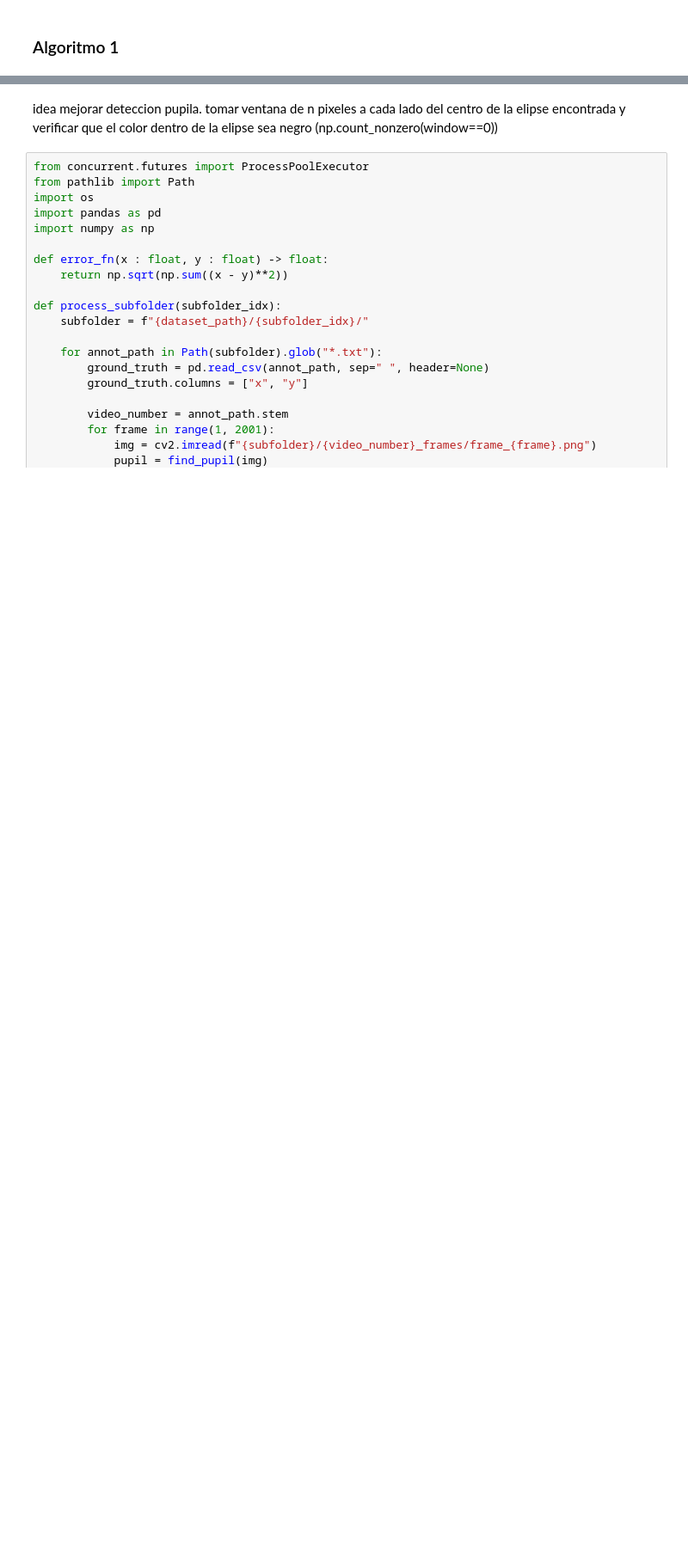
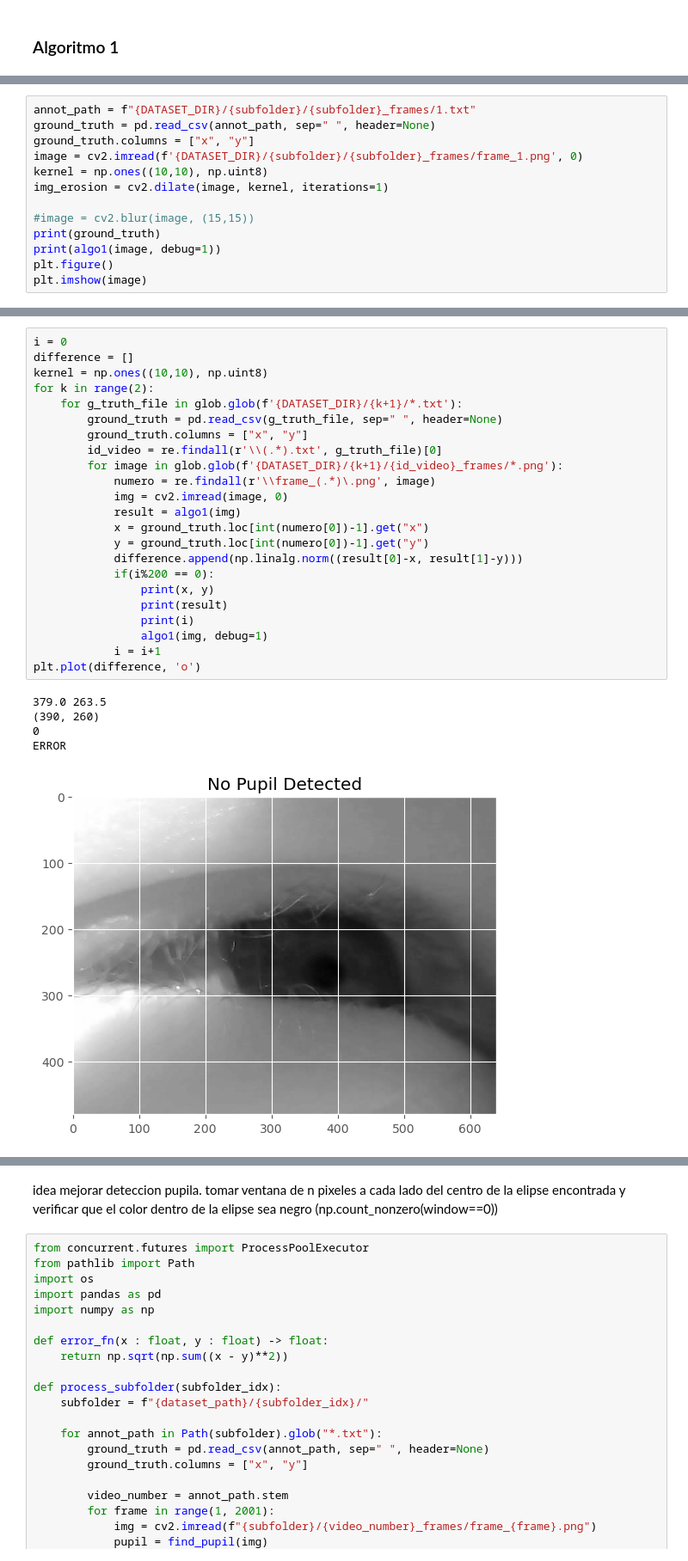
Before and after one commit to mathiramilo/pupil-detection, a Jupyter notebook: src/exploratory.ipynb, the cells around one changed output, grey strips where cells are left out. Shown at 86% size. Drawn from its saved outputs; the diff is of its cells as text; blank space fills up the shorter version.

```diff
--- a/src/exploratory.ipynb
+++ b/src/exploratory.ipynb
@@ -205,0 +249,13 @@ else:
+# %%
+annot_path = f"{DATASET_DIR}/{subfolder}/{subfolder}_frames/1.txt"
+ground_truth = pd.read_csv(annot_path, sep=" ", header=None)
+ground_truth.columns = ["x", "y"]
+image = cv2.imread(f'{DATASET_DIR}/{subfolder}/{subfolder}_frames/frame_1.png', 0)
+kernel = np.ones((10,10), np.uint8)
+img_erosion = cv2.dilate(image, kernel, iterations=1)
+
+#image = cv2.blur(image, (15,15))
+print(ground_truth)
+print(algo1(image, debug=1))
+plt.figure()
+plt.imshow(image)
@@ -205,0 +266,29 @@ else:
+# %%
+i = 0
+difference = []
+kernel = np.ones((10,10), np.uint8)
+for k in range(2):
+    for g_truth_file in glob.glob(f'{DATASET_DIR}/{k+1}/*.txt'):
+        ground_truth = pd.read_csv(g_truth_file, sep=" ", header=None)
+        ground_truth.columns = ["x", "y"]
+        id_video = re.findall(r'\\(.*).txt', g_truth_file)[0]
+        for image in glob.glob(f'{DATASET_DIR}/{k+1}/{id_video}_frames/*.png'):
+            numero = re.findall(r'\\frame_(.*)\.png', image)
+            img = cv2.imread(image, 0)
+            result = algo1(img)
+            x = ground_truth.loc[int(numero[0])-1].get("x")
+            y = ground_truth.loc[int(numero[0])-1].get("y")
+            difference.append(np.linalg.norm((result[0]-x, result[1]-y)))
+            if(i%200 == 0):
+                print(x, y)
+                print(result)
+                print(i)
+                algo1(img, debug=1)
+            i = i+1
+plt.plot(difference, 'o')
+# %% [output]
+379.0 263.5
+(390, 260)
+0
+ERROR
+[figure, added]
```
Also changed, not shown: parts of 13 cells of this notebook, 5 other files.
